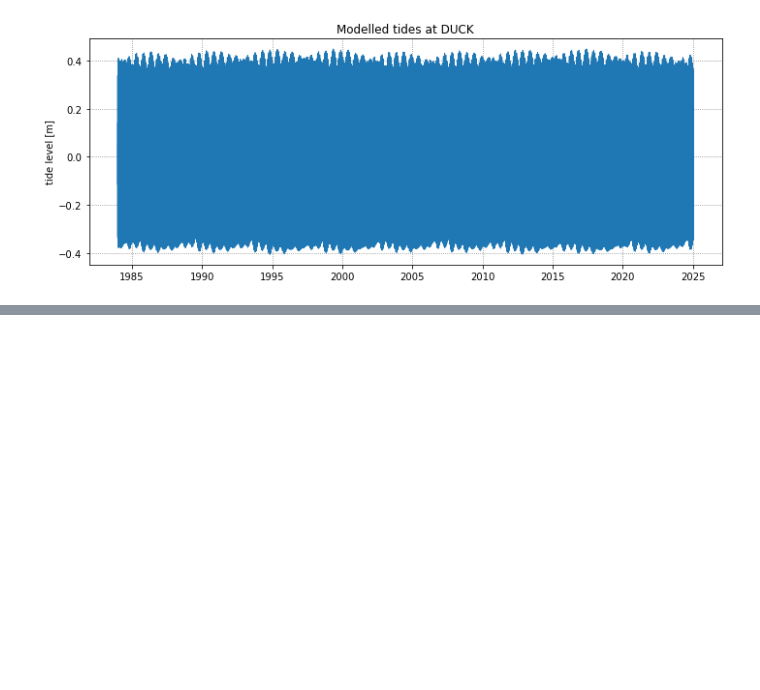
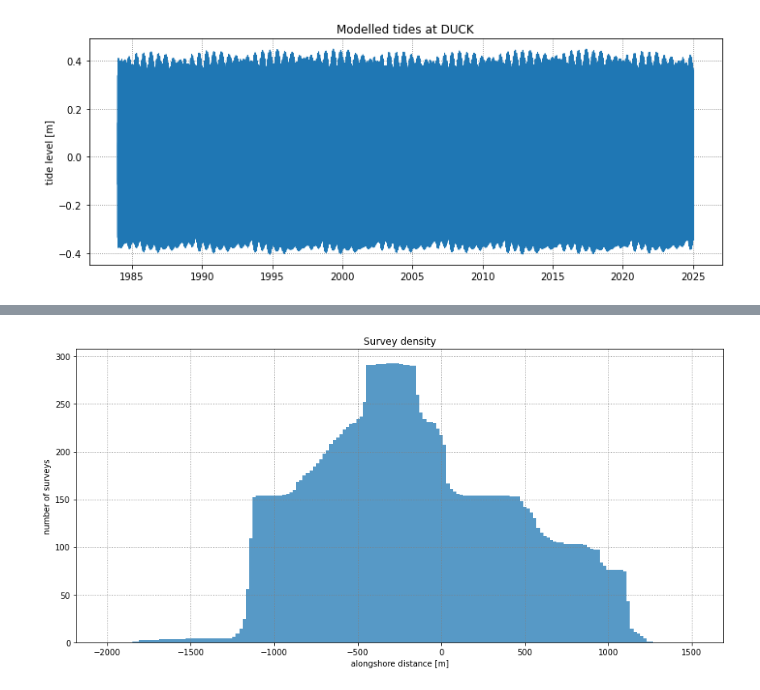
Before and after one commit to SatelliteShorelines/SDS_Benchmark, a Jupyter notebook: 1_preprocess_datasets.ipynb, the cells around one changed output, grey strips where cells are left out. Saved outputs shown, nothing was run; the diff lists cells and outputs as text; code cells hidden in the pictures; blank space fills up the shorter version.

```diff
--- a/1_preprocess_datasets.ipynb
+++ b/1_preprocess_datasets.ipynb
@@ -414,0 +544,8 @@ Plotted tide time-series
+# %%
+# plot survey density
+fig, ax = plt.subplots(1,1,figsize=(12,6), tight_layout=True)
+ax.grid(which='major', linestyle=':', color='0.5')
+ax.bar(x=grid_data['y'][0,:],height=n_surveys,width=20,fc='C0',ec='None',alpha=0.75)
+ax.set(xlabel='alongshore distance [m]',ylabel='number of surveys',title='Survey density');
+# %% [output]
+[figure, added]
```
Also changed, not shown: parts of 12 cells of this notebook, 6 other files.
